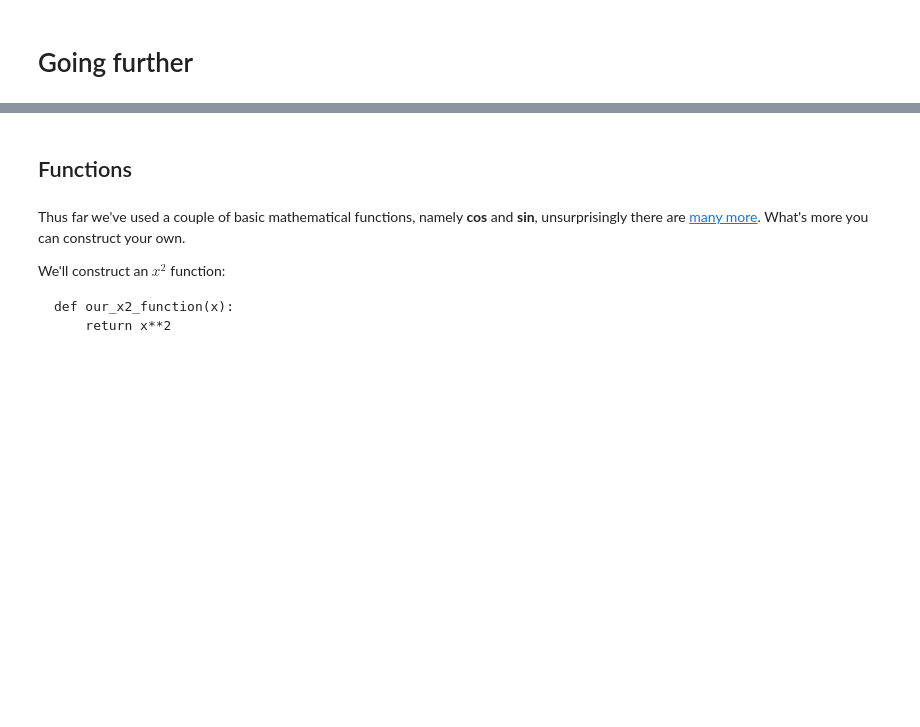
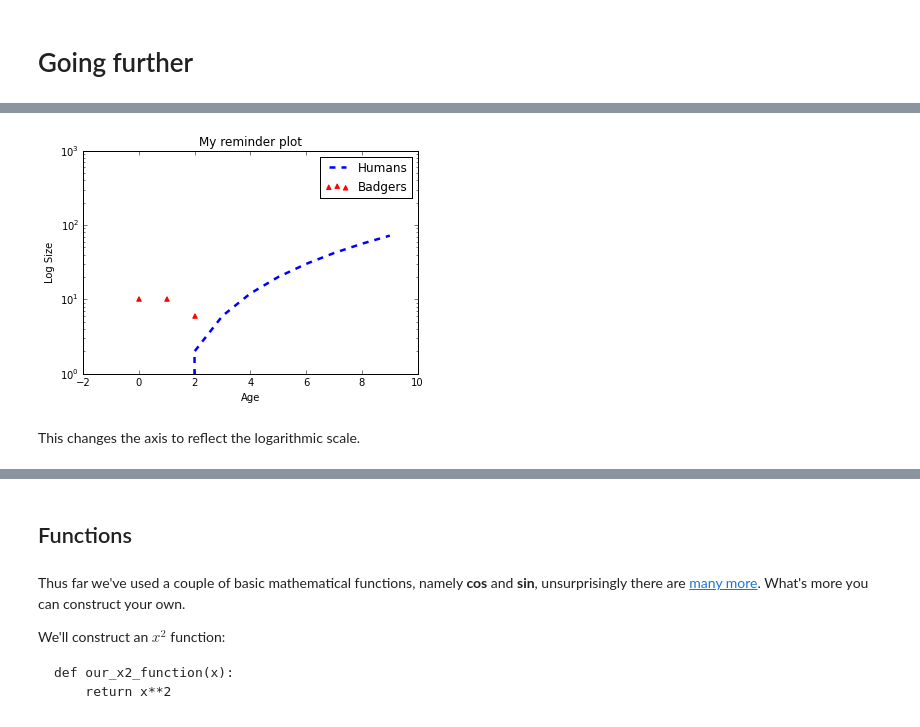
Before and after one commit to Clyde-fare/Imperial_Chem_Python, a Jupyter notebook: C_Y1/workshop2/Workshop 2.ipynb, the cells around one changed output, grey strips where cells are left out. Cells and saved outputs as stored; diff of their text form; code cells hidden in the pictures; blank space fills up the shorter version.

```diff
--- a/C_Y1/workshop2/Workshop 2.ipynb
+++ b/C_Y1/workshop2/Workshop 2.ipynb
@@ -161,0 +236,17 @@ show()
+# %%
+
+
+h_size = age**2- age
+b_size = -age**3 + age**2 + 10
+plot(age, h_size, linewidth=2.5, linestyle="--", label='Humans')
+scatter(age, b_size, marker='^', color='red', label='Badgers' )
+yscale('log')
+title('My reminder plot')
+xlabel('Age')
+ylabel('Log Size')
+legend()
+show()
+# %% [output]
+[figure, added]
+# %% [markdown]
+This changes the axis to reflect the logarithmic scale.
```
Also changed, not shown: parts of 95 cells of this notebook.
